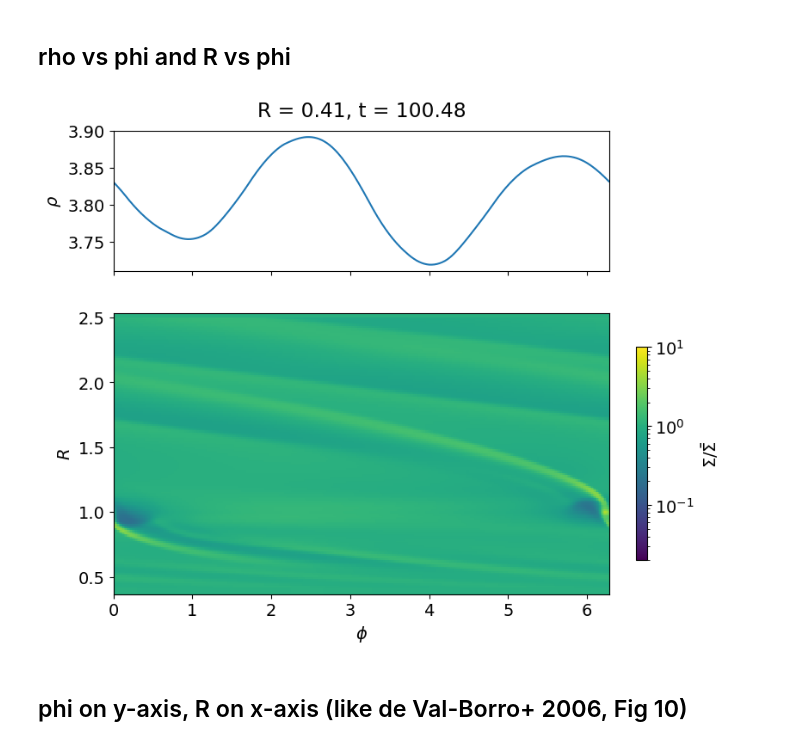
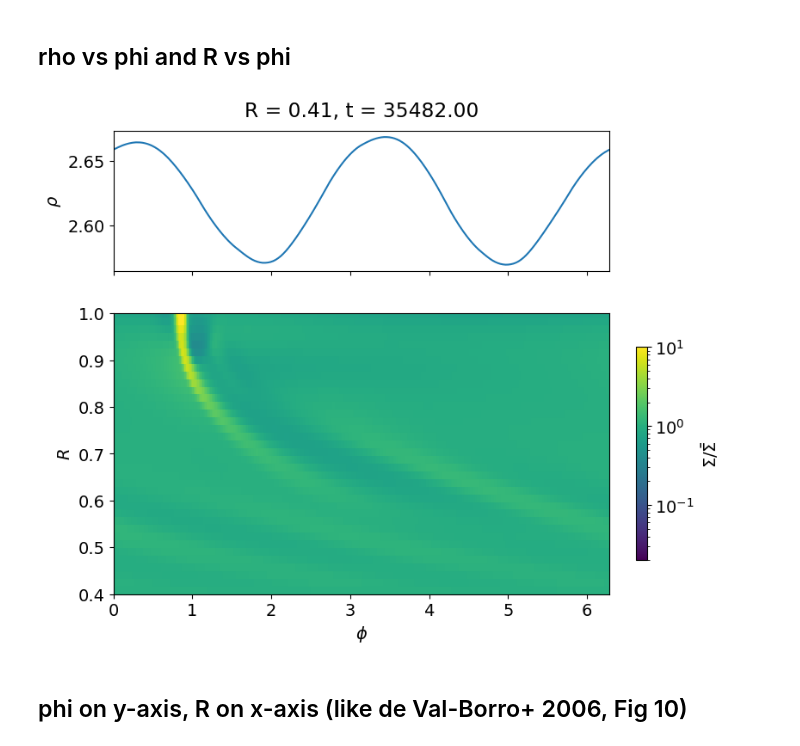
Before and after one commit to Jupiter1994/athena-warps, a Jupyter notebook: warped-disks/jiarus_diagnosis_2d.ipynb, the cells around one changed output. Saved outputs shown, nothing was run; the diff lists cells and outputs as text; code cells hidden in the pictures.

```diff
--- a/warped-disks/jiarus_diagnosis_2d.ipynb
+++ b/warped-disks/jiarus_diagnosis_2d.ipynb
@@ -14,8 +14,16 @@ import athena_read
 import glob
 # %%
 ## Snapshots registration
-sim_name = 'disk-2d-planet8b'
-#sim_name = 'disk-cyl14'
+# sim_name = 'disk-2d-planet8e'
+sim_name = 'disk-cyl13d'
+# sim_name = 'disk-jiaru9'
 path = '/scratch/phn2956/' + sim_name + '/'
 #path = '/scratch/phn2956/disk_2d_viscous_gap/'
 snapshot_list = sorted(glob.glob(path+'disk.out1.*.athdf'))
+# output files containing user-defined output variables (uov)
+snapshot_list_uov = sorted(glob.glob(path+'disk.out4.*.athdf'))
+print("Number of snapshots:", len(snapshot_list))
+
+alpha = 0.2 # 0.004 # 0.2
+cs = 0.1 # 0.05 # 0.1
+# nu = 1e-5 # kinematic viscosity
@@ -125,2 +167,8 @@ axs.legend(
 # %% [markdown]
 # $\Sigma$, $v_R$, and $\dot{M}$ profiles
+# %%
+snapshot_plot_uov = snapshot_list_uov[0:101:10]
+uov_data  = athena_read.athdf(snapshot_plot_uov[-1],num_ghost=2)
+# %%
+Mdot = np.swapaxes(uov_data['user_out_var0'],0,2)
+#Mdot = np.reshape(Mdot, (N_R,N_phi))
@@ -498,7 +584,7 @@ plt.show()
 # %%
 # TODO: plot density in xy-plane
 
-snapshot_plot = snapshot_list[32:33:5] # snapshot_list[0:101:5]
+snapshot_plot = snapshot_list[-2:-1:5] # snapshot_list[0:101:5]
 
 for i, frame in enumerate(snapshot_plot):
 
@@ -532,42 +618,42 @@ for i, frame in enumerate(snapshot_plot):
 
     kws = {'cmap': 'viridis',# 'vmin': 10**(-1.7), 'vmax': 10**1, \
            'norm': mcolors.LogNorm(vmin=10**(-1.7), vmax=10**1)}
+
     c = axs[1].pcolormesh(phi_3d[:, :], rad_3d[:, :], \
             den[:,2:-2,0]/Sigma_avg.reshape(len(Sigma_avg),1), **kws)
-
 
     #ax.plot(phi_3d[0,:], np.zeros(phi_3d[0,:].shape)+r_iwkz, color="red", label="r_iwkz")
     #ax.plot(phi_3d[0,:], np.zeros(phi_3d[0,:].shape)+r_owkz, color="red", label="r_owkz")
 
     #cbar_ax = fig.add_axes([0.85, 0.15, 0.05, 0.7])
     label = r"$\Sigma/\bar{\Sigma}$"
     plt.colorbar(c, ax=axs[1], label=label, pad=.05, fraction=0.02, **kws)
 
     ## aligns the x-axis of the two plots
     pos = axs[0].get_position()
     pos2 = axs[1].get_position()
     axs[0].set_position([pos2.x0,pos.y0,pos2.width,pos.height])
 
     ## set axes
     axs[1].set_xlabel(r"$\phi$")
-    #ax.set_ylim(0, 5)
+    axs[1].set_ylim(0.4, 1.)
     axs[1].set_ylabel(r"$R$")
     #ax.yaxis.tick_right()
     R = rad_3d[r_ind,0]
     axs[0].set_title("R = {R:.2f}, t = {t_sim:.2f}".format(R=R, t_sim=t_sim),\
             y=1.1, pad=0.05)
 
     #plt.legend(loc="upper left")
 
     save_fig = False
     if save_fig:
         plt.savefig("Figs/" + sim_name + "-rho-slice-R={R:.1f}.png".format(R=R))
 
     #plt.close()
 
 plt.show()
 # %% [output]
-[figure, old version]
+[figure, new version]
 # %% [markdown]
 ## phi on y-axis, R on x-axis (like de Val-Borro+ 2006, Fig 10)
 # %%
```
Also changed, not shown: parts of 10 cells of this notebook, 3 other files.
